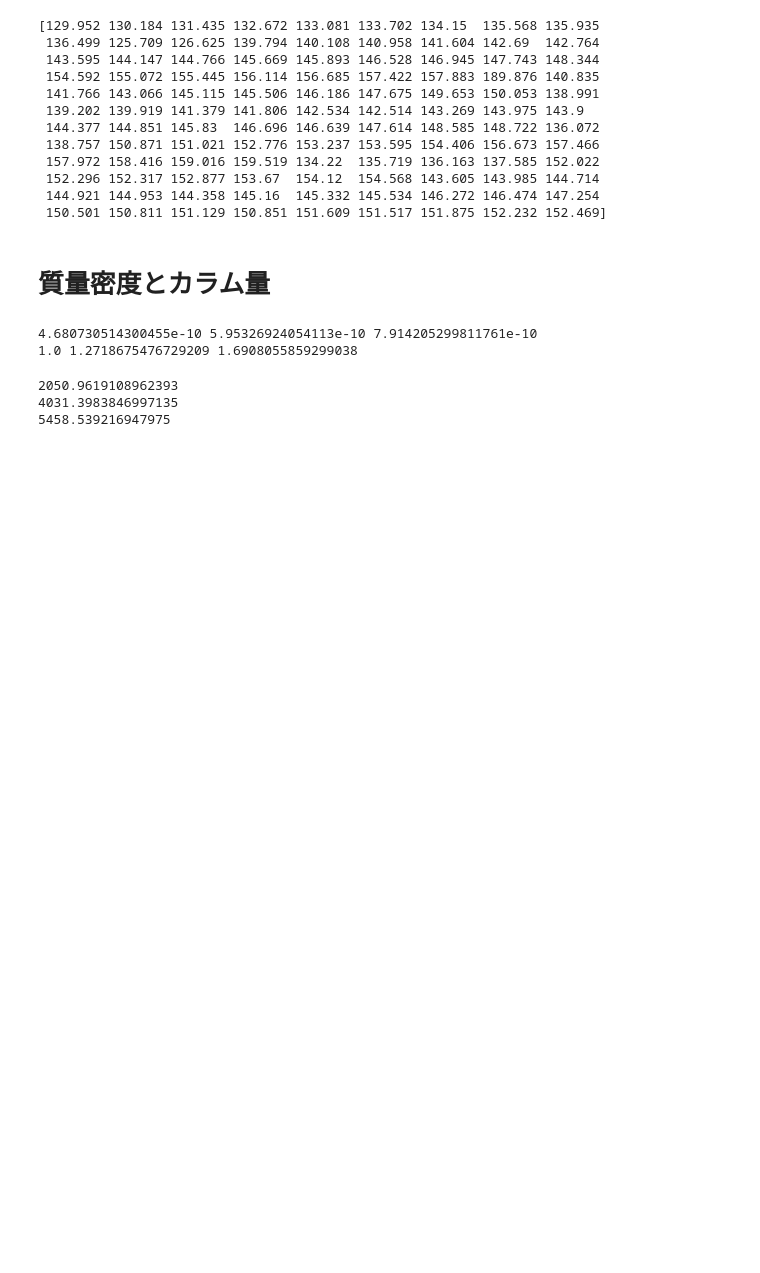
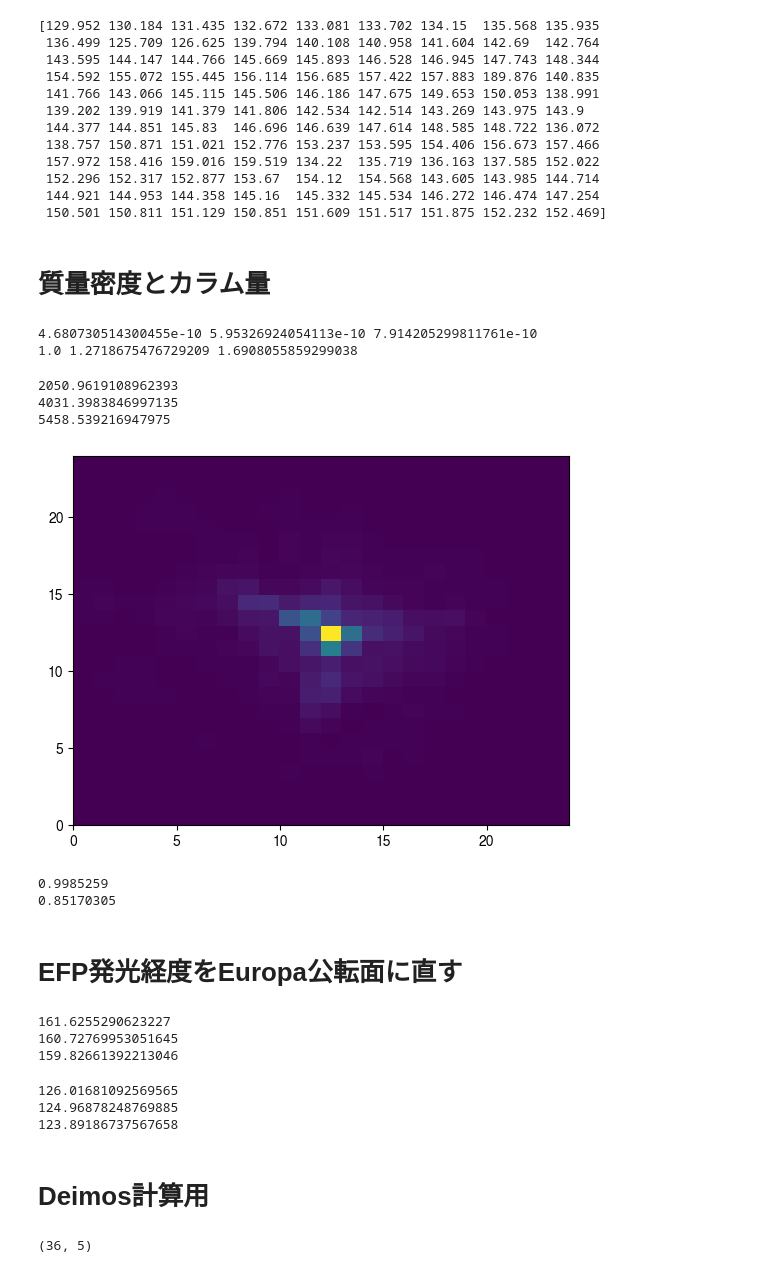
Before and after one commit to ShinnosukeSatoh/HST_Jupiter_footprints, a Jupyter notebook: sample_viewer.ipynb, the cells around one changed output. Drawn from its saved outputs; the diff is of its cells as text; code cells hidden in the pictures; blank space fills up the shorter version.

```diff
--- a/sample_viewer.ipynb
+++ b/sample_viewer.ipynb
@@ -292,3 +293,77 @@ print(rho1_3)
 2050.9619108962393
 4031.3983846997135
 5458.539216947975
+# %%
+import astropy.io.fits as fits
+img = fits.getdata('img/F25SRF2_230726.fits')
+
+fig, ax = plt.subplots()
+ax.pcolor(img[48:-48,48:-48])
+plt.show()
+
+print(np.sum(img))
+print(np.sum(img[48:-48,48:-48]))
+# %% [output]
+[figure, added]
+0.9985259
+0.85170305
+# %% [markdown]
+# EFP発光経度をEuropa公転面に直す
+# %%
+import ftpS3
+
+hem = 'North'
+
+refnum = 0
+if hem == 'South':
+    refnum = 1
+satoval = np.recfromtxt('ref/2021je007055-sup-000'+str(3+refnum)+'-table si-s0'+str(2+refnum)+'.txt', skip_header=3,
+                names=['wlon', 'amlat', 'amwlon', 'iolat', 'iowlon', 'eulat', 'euwlon', 'galat', 'gawlon'])
+
+ave = 165.57
+std = 0.382475380549474
+
+# Plus
+print(ftpS3.ftpS3().S3EQ(ave+std, satoval, 'EUROPA'))
+
+# Average
+print(ftpS3.ftpS3().S3EQ(ave, satoval, 'EUROPA'))
+
+# Minus
+print(ftpS3.ftpS3().S3EQ(ave-std, satoval, 'EUROPA'))
+# %% [output]
+161.6255290623227
+160.72769953051645
+159.82661392213046
+# %%
+ave = 151.48901143567
+std = 0.379074119431838
+
+# Plus
+print(ftpS3.ftpS3().S3EQ(ave+std, satoval, 'EUROPA'))
+
+# Average
+print(ftpS3.ftpS3().S3EQ(ave, satoval, 'EUROPA'))
+
+# Minus
+print(ftpS3.ftpS3().S3EQ(ave-std, satoval, 'EUROPA'))
+# %% [output]
+126.01681092569565
+124.96878248769885
+123.89186737567658
+# %% [markdown]
+# Deimos計算用
+# %%
+obs_hess11 = np.loadtxt('data/Hess2011_EFPpositions.txt', skiprows=1)
+print(obs_hess11.shape)
+h11_moonS3 = obs_hess11[:,0]
+h11_efpNlon = obs_hess11[:,1]
+h11_efpNlat = obs_hess11[:,2]
+h11_efpSlon = obs_hess11[:,3]
+h11_efpSlat = obs_hess11[:,4]
+
+h11_efpNlonEQ = np.zeros(h11_efpNlon.shape)
+for i in range(h11_efpNlonEQ.size):
+    h11_efpNlonEQ[i] = ftpS3.ftpS3().S3EQ(h11_efpNlon[i], satoval, 'EUROPA')
+# %% [output]
+(36, 5)
```
Also changed, not shown: parts of 3 cells of this notebook, 3 other files.
